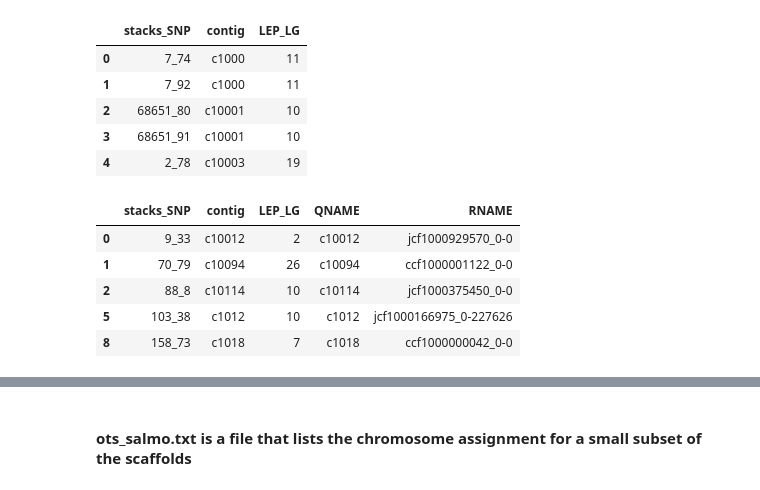
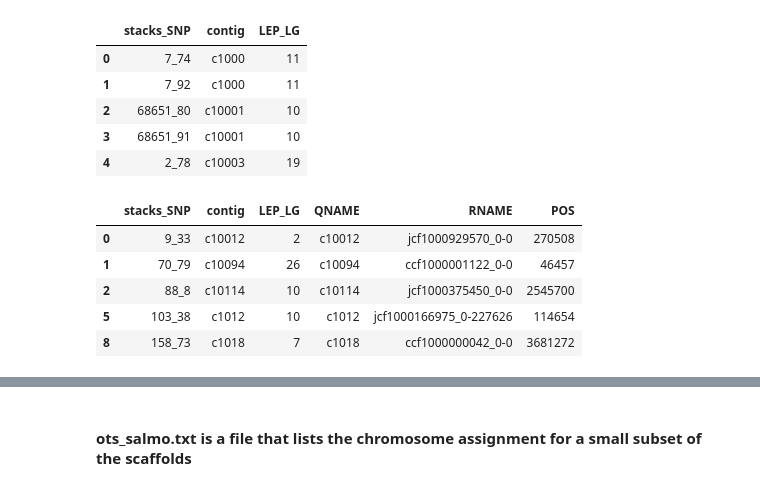
Before and after one commit to rwaples/chum_populations, a Jupyter notebook: align to salmo.ipynb, the cells around one changed output, grey strips where cells are left out. Saved outputs shown, nothing was run; the diff lists cells and outputs as text; code cells hidden in the pictures.

```diff
--- a/align to salmo.ipynb
+++ b/align to salmo.ipynb
@@ -173,3 +173,6 @@ filtered_SAM.head()
 | 2 | c9 | 0 | jcf1000020280_0-0 | 135823 | 42 | 63M1D30M | * | 0 | 0 | TGCAGGAAACTGGGGAAATTATTTTCAACACCT... | IIIIIIIIIIIIIIIIIIIIIIIIIIIIIIIII... | ... |
 | 3 | c10 | 16 | jcf1001213740_0-0 | 1121507 | 44 | 93M | * | 0 | 0 | TGAACGCGCTGTGAACTCCAGAGATGCCCTCGC... | IIIIIIIIIIIIIIIIIIIIIIIIIIIIIIIII... | ... |
 | 4 | c28 | 0 | jcf1000298869_0-0 | 2793545 | 44 | 93M | * | 0 | 0 | TGCAGGCAAAGATGAAAAATAACACTACCACTA... | IIIIIIIIIIIIIIIIIIIIIIIIIIIIIIIII... | ... |
+# %%
+filtered_aligns = filtered_SAM[['QNAME','RNAME', 'POS']]
+filtered_aligns.head()
@@ -176,6 +186,4 @@ filtered_SAM.head()
 # %%
-filtered_aligns = filtered_SAM[['QNAME','RNAME']]
-
 lep_v_pop = pd.read_csv('/home/ipseg/Desktop/waples/chum_populations/data/batch_4/lep_v_pop.txt', sep = '\t')
 lep_v_pop.head()
 # %% [output]
@@ -186,13 +194,13 @@ lep_v_pop.head()
 | 3 | 68651_91 | c10001 | 10 |
 | 4 | 2_78 | c10003 | 19 |
 # %%
-chum_LGs = pd.merge(lep_v_pop, filtered_aligns, right_on='QNAME', left_on= 'contig')
+chum_LGs = pd.merge(lep_v_pop, filtered_aligns, left_on = 'contig', right_on ='QNAME')
 chum_LGs.drop_duplicates(subset=['contig'], inplace=True)
 chum_LGs.head()
 # %% [output]
-|  | stacks_SNP | contig | LEP_LG | QNAME | RNAME |
-| 0 | 9_33 | c10012 | 2 | c10012 | jcf1000929570_0-0 |
-| 1 | 70_79 | c10094 | 26 | c10094 | ccf1000001122_0-0 |
-| 2 | 88_8 | c10114 | 10 | c10114 | jcf1000375450_0-0 |
-| 5 | 103_38 | c1012 | 10 | c1012 | jcf1000166975_0-227626 |
-| 8 | 158_73 | c1018 | 7 | c1018 | ccf1000000042_0-0 |
+|  | stacks_SNP | contig | LEP_LG | QNAME | RNAME | POS |
+| 0 | 9_33 | c10012 | 2 | c10012 | jcf1000929570_0-0 | 270508 |
+| 1 | 70_79 | c10094 | 26 | c10094 | ccf1000001122_0-0 | 46457 |
+| 2 | 88_8 | c10114 | 10 | c10114 | jcf1000375450_0-0 | 2545700 |
+| 5 | 103_38 | c1012 | 10 | c1012 | jcf1000166975_0-227626 | 114654 |
+| 8 | 158_73 | c1018 | 7 | c1018 | ccf1000000042_0-0 | 3681272 |
```
Also changed, not shown: parts of 10 cells of this notebook, 4 other files.
